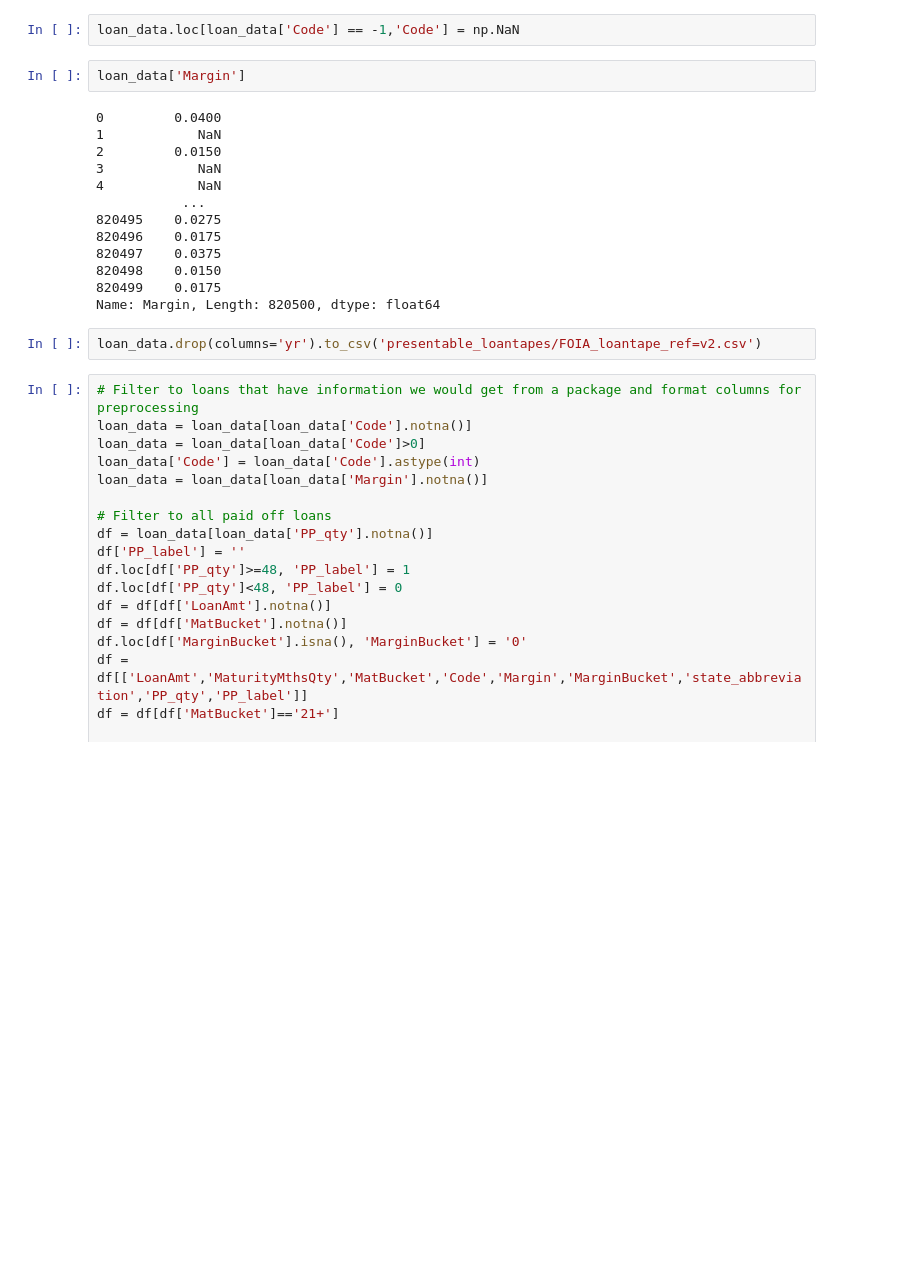
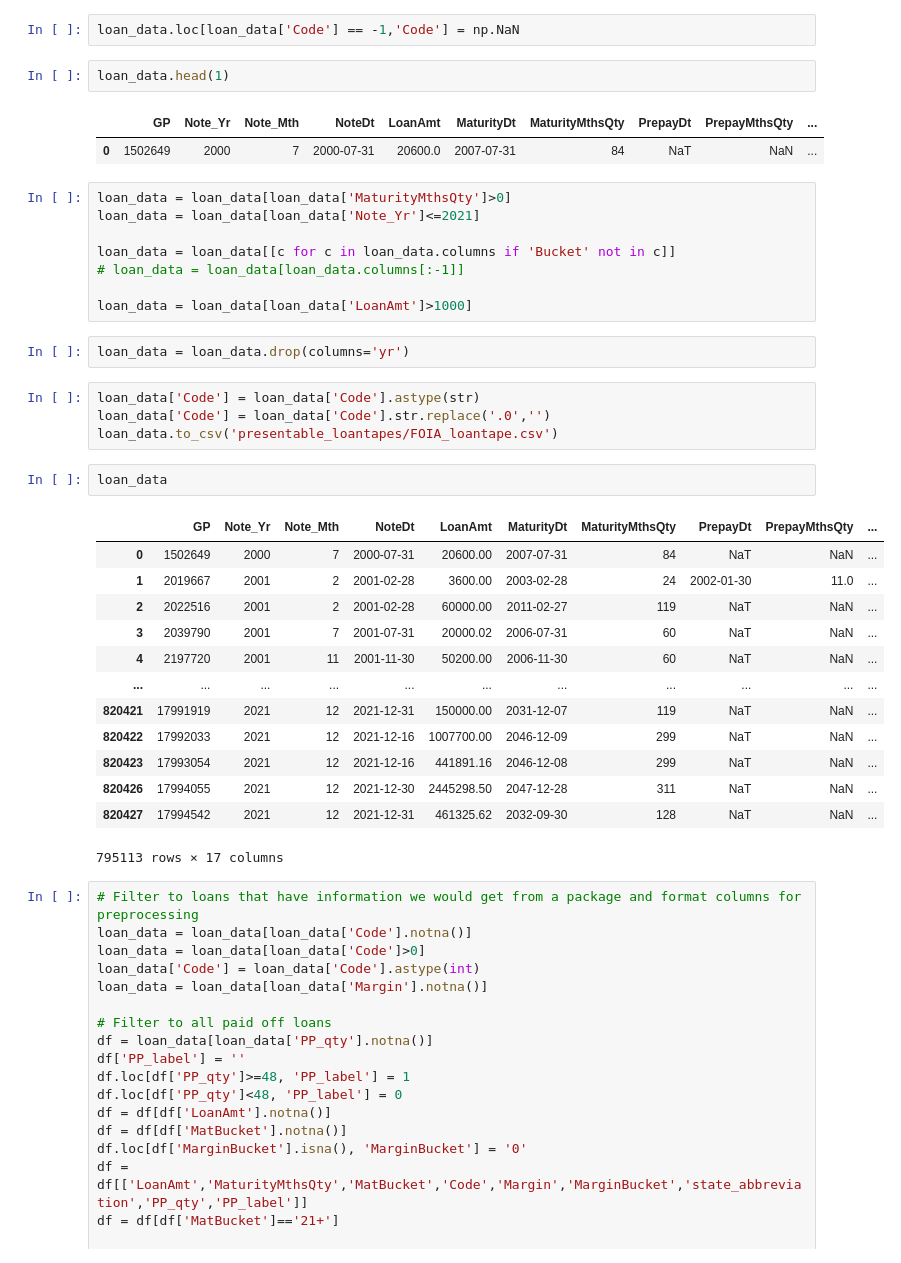
Before and after one commit to laramiedunlap/workstation_transfers, a Jupyter notebook: runthrough/modelling.ipynb, the cells around one changed output. Cells and saved outputs as stored; diff of their text form; blank space fills up the shorter version.

```diff
--- a/runthrough/modelling.ipynb
+++ b/runthrough/modelling.ipynb
@@ -46,23 +46,41 @@ loan_data.loc[loan_data['DefaultMthsQty']>loan_data['PrepayMthsQty']]
 |  | GP | Note_Yr | Note_Mth | NoteDt | LoanAmt | MaturityDt | MaturityMthsQty | PrepayDt | PrepayMthsQty | ... |
 # %%
 loan_data.loc[loan_data['Code'] == -1,'Code'] = np.NaN
+# %%
+loan_data.head(1)
+# %% [output]
+|  | GP | Note_Yr | Note_Mth | NoteDt | LoanAmt | MaturityDt | MaturityMthsQty | PrepayDt | PrepayMthsQty | ... |
+| 0 | 1502649 | 2000 | 7 | 2000-07-31 | 20600.0 | 2007-07-31 | 84 | NaT | NaN | ... |
+# %%
+loan_data = loan_data[loan_data['MaturityMthsQty']>0]
+loan_data = loan_data[loan_data['Note_Yr']<=2021]
+
+loan_data = loan_data[[c for c in loan_data.columns if 'Bucket' not in c]]
+# loan_data = loan_data[loan_data.columns[:-1]]
+
+loan_data = loan_data[loan_data['LoanAmt']>1000]
+# %%
+loan_data = loan_data.drop(columns='yr')
+# %%
+loan_data['Code'] = loan_data['Code'].astype(str)
+loan_data['Code'] = loan_data['Code'].str.replace('.0','')
+loan_data.to_csv('presentable_loantapes/FOIA_loantape.csv')
 # %%
-loan_data['Margin']
+loan_data
 # %% [output]
+|  | GP | Note_Yr | Note_Mth | NoteDt | LoanAmt | MaturityDt | MaturityMthsQty | PrepayDt | PrepayMthsQty | ... |
+| 0 | 1502649 | 2000 | 7 | 2000-07-31 | 20600.00 | 2007-07-31 | 84 | NaT | NaN | ... |
+| 1 | 2019667 | 2001 | 2 | 2001-02-28 | 3600.00 | 2003-02-28 | 24 | 2002-01-30 | 11.0 | ... |
+| 2 | 2022516 | 2001 | 2 | 2001-02-28 | 60000.00 | 2011-02-27 | 119 | NaT | NaN | ... |
+| 3 | 2039790 | 2001 | 7 | 2001-07-31 | 20000.02 | 2006-07-31 | 60 | NaT | NaN | ... |
+| 4 | 2197720 | 2001 | 11 | 2001-11-30 | 50200.00 | 2006-11-30 | 60 | NaT | NaN | ... |
+| ... | ... | ... | ... | ... | ... | ... | ... | ... | ... | ... |
+| 820421 | 17991919 | 2021 | 12 | 2021-12-31 | 150000.00 | 2031-12-07 | 119 | NaT | NaN | ... |
+| 820422 | 17992033 | 2021 | 12 | 2021-12-16 | 1007700.00 | 2046-12-09 | 299 | NaT | NaN | ... |
+| 820423 | 17993054 | 2021 | 12 | 2021-12-16 | 441891.16 | 2046-12-08 | 299 | NaT | NaN | ... |
+| 820426 | 17994055 | 2021 | 12 | 2021-12-30 | 2445298.50 | 2047-12-28 | 311 | NaT | NaN | ... |
+| 820427 | 17994542 | 2021 | 12 | 2021-12-31 | 461325.62 | 2032-09-30 | 128 | NaT | NaN | ... |
-0         0.0400
-1            NaN
-2         0.0150
-3            NaN
-4            NaN
-           ...
-820495    0.0275
-820496    0.0175
-820497    0.0375
-820498    0.0150
-820499    0.0175
-Name: Margin, Length: 820500, dtype: float64
+795113 rows × 17 columns
-# %%
-loan_data.drop(columns='yr').to_csv('presentable_loantapes/FOIA_loantape_ref=v2.csv')
 # %%
 # Filter to loans that have information we would get from a package and format columns for preprocessing
 loan_data = loan_data[loan_data['Code'].notna()]
```
Also changed, not shown: parts of 1 cell of this notebook, 3 other files.
